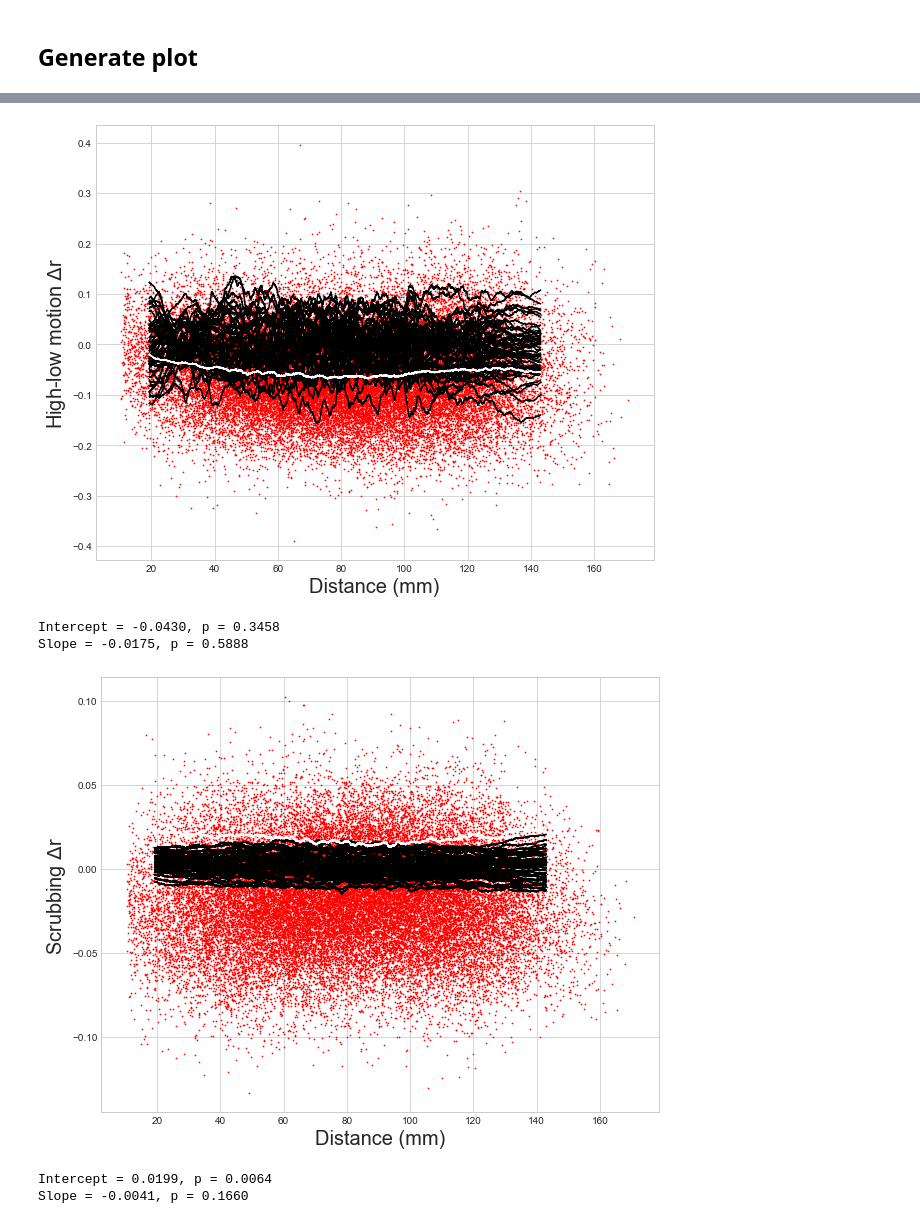
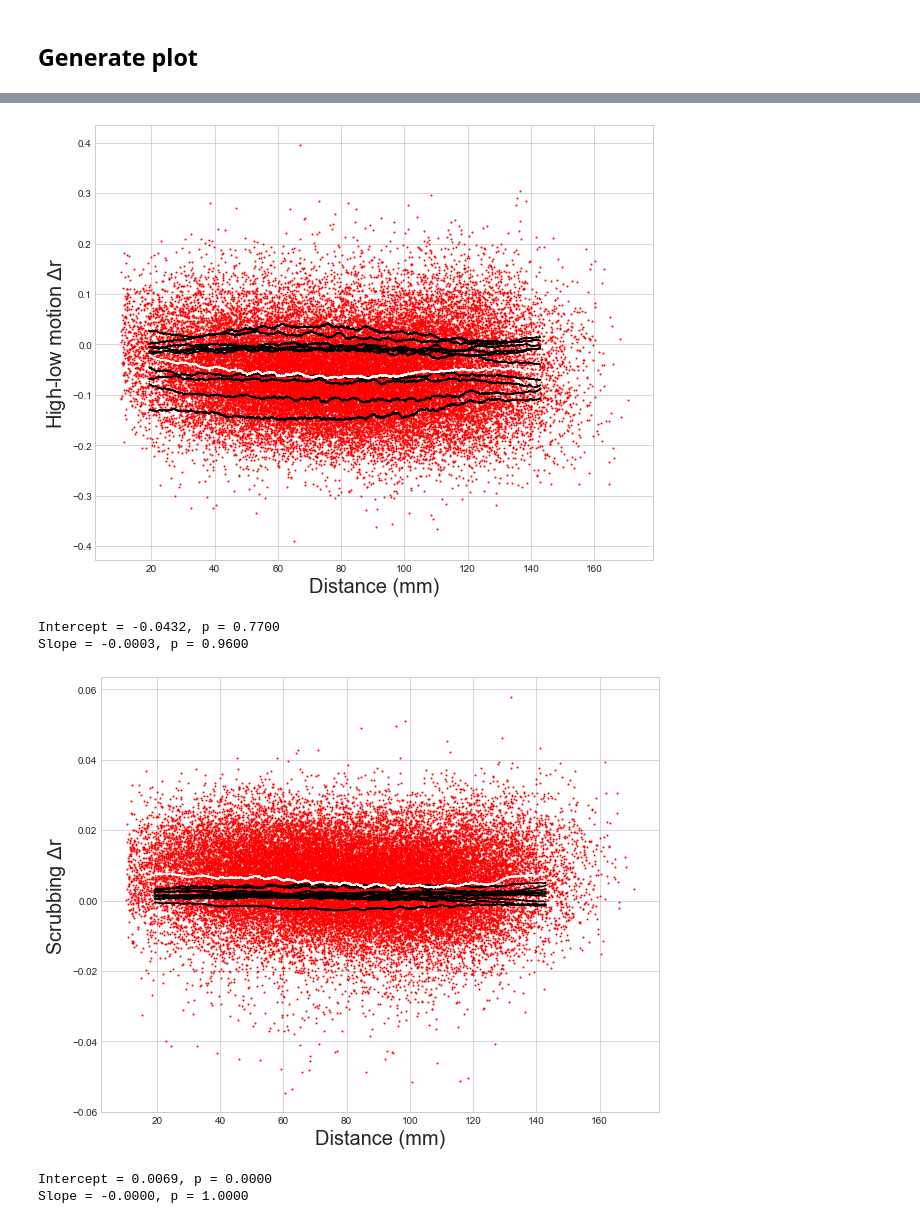
Before and after one commit to NBCLab/power-replication, a Jupyter notebook: generate_ddmra_plots.ipynb, the cells around one changed output, grey strips where cells are left out. Cells and saved outputs as stored; diff of their text form; code cells hidden in the pictures.

```diff
--- a/generate_ddmra_plots.ipynb
+++ b/generate_ddmra_plots.ipynb
@@ -46,7 +46,5 @@ for i in range(n_subjects):
     fd_all.append(get_fd(motion))
 # %% [markdown]
 ## Run analysis
-# %%
-results = gp.run(imgs, fd_all, n_iters=10000, fd_thresh=0.05)
-idx1 = np.abs(results['sorted_dists']-v1).argmin()
-idx2 = np.abs(results['sorted_dists']-v2).argmin()
+# %%
+results = gp.run(imgs, fd_all, n_iters=100, fd_thresh=fd_thresh)
@@ -57,8 +57,8 @@ fig, ax = plt.subplots(figsize=(10, 8))
 sns.regplot(results['sorted_dists'], results['qcrsfc_y'],
             ax=ax, scatter=True, fit_reg=False,
             line_kws={'color': 'black', 'linewidth': 3},
-            scatter_kws={'color': 'red', 's': 0.5, 'alpha': 1})
-for i in range(50):
+            scatter_kws={'color': 'red', 's': 1., 'alpha': 1})
+for i in range(10):
     ax.plot(results['sorted_dists'], results['qcrsfc_null'][i, :],
             color='black')
 ax.plot(results['sorted_dists'], results['qcrsfc_smc'],
@@ -85,8 +96,8 @@ fig, ax = plt.subplots(figsize=(10, 8))
 sns.regplot(results['sorted_dists'], results['hl_y'],
             ax=ax, scatter=True, fit_reg=False,
             line_kws={'color': 'black', 'linewidth': 3},
-            scatter_kws={'color': 'red', 's': 0.5, 'alpha': 1})
-for i in range(50):
+            scatter_kws={'color': 'red', 's': 1, 'alpha': 1})
+for i in range(10):
     ax.plot(results['sorted_dists'], results['hl_null'][i, :],
             color='black')
 ax.plot(results['sorted_dists'], results['hl_smc'],
@@ -95,44 +106,66 @@ ax.set_xlabel('Distance (mm)', fontsize=20)
 ax.set_ylabel(r'High-low motion $\Delta$r', fontsize=20)
 fig.show()
 # %% [output]
-[figure, old version]
+[figure, new version]
 # %%
-intercept = results['hl_smc'][idx1]
-slope = results['hl_smc'][idx2] - results['hl_smc'][idx1]
-perm_intercepts = results['hl_null'][:, idx1]
-perm_slopes = results['hl_null'][:, idx2] - results['hl_null'][:, idx1]
-p_inter = nimare.utils.null_to_p(intercept, perm_intercepts)
-p_slope = nimare.utils.null_to_p(slope, perm_slopes)
+intercept = gp.get_val(results['sorted_dists'],
+                       results['hl_smc'], v1)
+slope = ((gp.get_val(results['sorted_dists'],
+                     results['hl_smc'], v2) -
+          gp.get_val(results['sorted_dists'],
+                     results['hl_smc'], v1))
+         / (v2 - v1))
+perm_intercepts = gp.get_val(results['sorted_dists'],
+                             results['hl_null'], v1)
+perm_slopes = ((gp.get_val(results['sorted_dists'],
+                           results['hl_null'], v2) -
+                gp.get_val(results['sorted_dists'],
+                           results['hl_null'], v1))
+               / (v2 - v1))
+
+p_inter = gp.rank_p(intercept, perm_intercepts, tail='upper')
+p_slope = gp.rank_p(slope, perm_slopes, tail='upper')
 print('Intercept = {0:.04f}, p = {1:.04f}'.format(intercept, p_inter))
 print('Slope = {0:.04f}, p = {1:.04f}'.format(slope, p_slope))
 # %% [output]
-Intercept = -0.0430, p = 0.3458
-Slope = -0.0175, p = 0.5888
+Intercept = -0.0432, p = 0.7700
+Slope = -0.0003, p = 0.9600
 # %%
 fig, ax = plt.subplots(figsize=(10, 8))
 sns.regplot(results['sorted_dists'], results['scrub_y'],
             ax=ax, scatter=True, fit_reg=False,
             line_kws={'color': 'black', 'linewidth': 3},
-            scatter_kws={'color': 'red', 's': 0.5, 'alpha': 1})
-for i in range(50):
+            scatter_kws={'color': 'red', 's': 1, 'alpha': 1})
+for i in range(10):
     ax.plot(results['sorted_dists'], results['scrub_null'][i, :],
             color='black')
 ax.plot(results['sorted_dists'], results['scrub_smc'],
         color='white')
 ax.set_xlabel('Distance (mm)', fontsize=20)
 ax.set_ylabel(r'Scrubbing $\Delta$r', fontsize=20)
 fig.show()
 # %% [output]
-[figure, old version]
+[figure, new version]
 # %%
-intercept = results['scrub_smc'][idx1]
-slope = results['scrub_smc'][idx2] - results['scrub_smc'][idx1]
-perm_intercepts = results['scrub_null'][:, idx1]
-perm_slopes = results['scrub_null'][:, idx2] - results['scrub_null'][:, idx1]
-p_inter = nimare.utils.null_to_p(intercept, perm_intercepts)
-p_slope = nimare.utils.null_to_p(slope, perm_slopes)
+intercept = gp.get_val(results['sorted_dists'],
+                       results['scrub_smc'], v1)
+slope = ((gp.get_val(results['sorted_dists'],
+                     results['scrub_smc'], v2) -
+          gp.get_val(results['sorted_dists'],
+                     results['scrub_smc'], v1))
+         / (v2 - v1))
+
+perm_intercepts = gp.get_val(results['sorted_dists'],
+                             results['scrub_null'], v1)
+perm_slopes = ((gp.get_val(results['sorted_dists'],
+                           results['scrub_null'], v2) -
+                gp.get_val(results['sorted_dists'],
+                           results['scrub_null'], v1))
+               / (v2 - v1))
+p_inter = gp.rank_p(intercept, perm_intercepts, tail='upper')
+p_slope = gp.rank_p(slope, perm_slopes, tail='upper')
 print('Intercept = {0:.04f}, p = {1:.04f}'.format(intercept, p_inter))
 print('Slope = {0:.04f}, p = {1:.04f}'.format(slope, p_slope))
 # %% [output]
-Intercept = 0.0199, p = 0.0064
-Slope = -0.0041, p = 0.1660
+Intercept = 0.0069, p = 0.0000
+Slope = -0.0000, p = 1.0000
```
Also changed, not shown: parts of 4 cells of this notebook, 1 other file.
